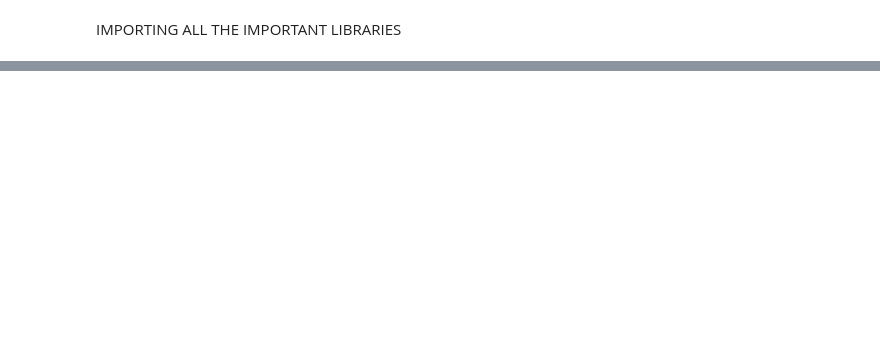
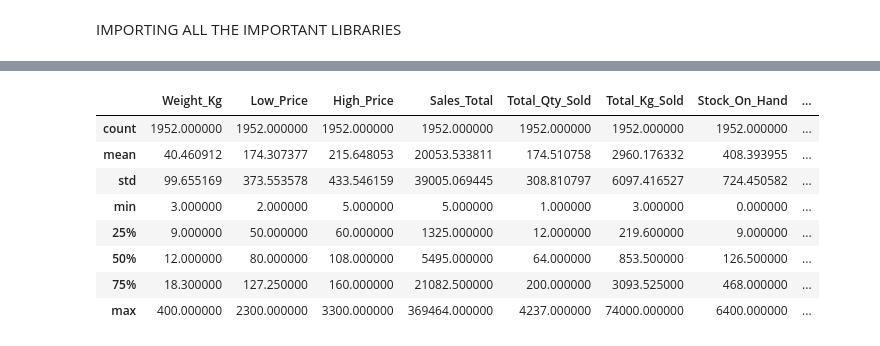
Before and after one commit to Cwaita/regression-apples-predict-api-template, a Jupyter notebook: ZM TEAM 2.ipynb, the cells around one changed output, grey strips where cells are left out. Cells and saved outputs as stored; diff of their text form; code cells hidden in the pictures; blank space fills up the shorter version.

```diff
--- a/ZM TEAM 2.ipynb
+++ b/ZM TEAM 2.ipynb
@@ -43,0 +57,12 @@ train.head(3)
+# %%
+df_Apple.describe()
+# %% [output]
+|  | Weight_Kg | Low_Price | High_Price | Sales_Total | Total_Qty_Sold | Total_Kg_Sold | Stock_On_Hand | ... |
+| count | 1952.000000 | 1952.000000 | 1952.000000 | 1952.000000 | 1952.000000 | 1952.000000 | 1952.000000 | ... |
+| mean | 40.460912 | 174.307377 | 215.648053 | 20053.533811 | 174.510758 | 2960.176332 | 408.393955 | ... |
+| std | 99.655169 | 373.553578 | 433.546159 | 39005.069445 | 308.810797 | 6097.416527 | 724.450582 | ... |
+| min | 3.000000 | 2.000000 | 5.000000 | 5.000000 | 1.000000 | 3.000000 | 0.000000 | ... |
+| 25% | 9.000000 | 50.000000 | 60.000000 | 1325.000000 | 12.000000 | 219.600000 | 9.000000 | ... |
+| 50% | 12.000000 | 80.000000 | 108.000000 | 5495.000000 | 64.000000 | 853.500000 | 126.500000 | ... |
+| 75% | 18.300000 | 127.250000 | 160.000000 | 21082.500000 | 200.000000 | 3093.525000 | 468.000000 | ... |
+| max | 400.000000 | 2300.000000 | 3300.000000 | 369464.000000 | 4237.000000 | 74000.000000 | 6400.000000 | ... |
```
Also changed, not shown: parts of 17 cells of this notebook, 1 other file.
